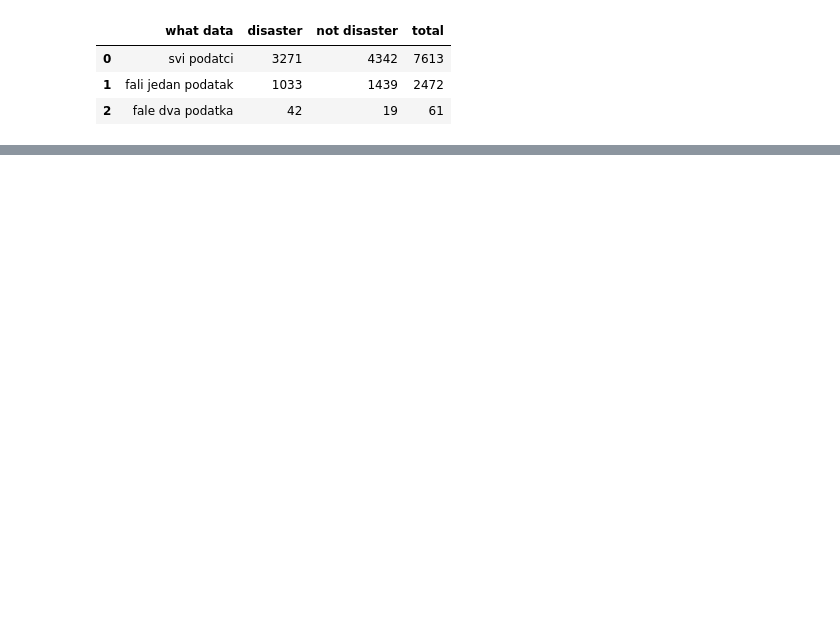
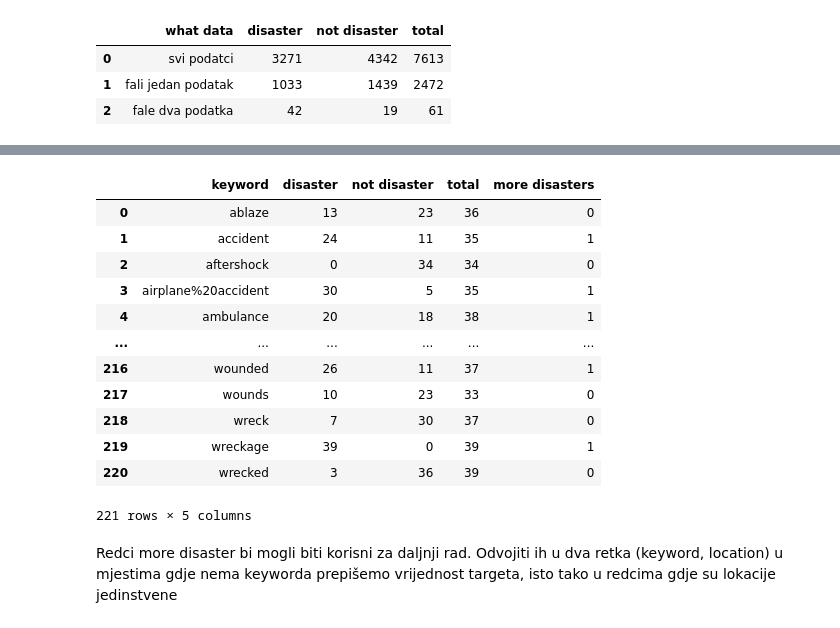
Before and after one commit to auroraautonoa/Strojno-u-enje, a Jupyter notebook: Eksploratornom analiza skupa podataka.ipynb, the cells around one changed output, grey strips where cells are left out. Drawn from its saved outputs; the diff is of its cells as text; code cells hidden in the pictures; blank space fills up the shorter version.

```diff
--- a/PODATCI.ipynb
+++ b/Eksploratornom analiza skupa podataka.ipynb
@@ -283,0 +263,27 @@ pd.DataFrame(podatci, columns=["what data ", "disaster","not disaster","total"])
+# %%
+key=pd.DataFrame(columns=["keyword", "disaster","not disaster","total",'more disasters'])
+for i in range (0,len(K)):
+    ukupno=data.loc[data['keyword']==K[i]].shape[0]
+    ND=data.loc[(data['keyword']==K[i]) & (data['target']==0)].shape[0]
+    if ( ukupno-ND > ND ):
+        MD=1
+    else:
+        MD=0
+    key=key.append({'keyword' : K[i] , 'disaster' : ukupno-ND , 'not disaster' : ND , 'total':ukupno, 'more disasters' : MD} , ignore_index=True)
+key
+# %% [output]
+|  | keyword | disaster | not disaster | total | more disasters |
+| 0 | ablaze | 13 | 23 | 36 | 0 |
+| 1 | accident | 24 | 11 | 35 | 1 |
+| 2 | aftershock | 0 | 34 | 34 | 0 |
+| 3 | airplane%20accident | 30 | 5 | 35 | 1 |
+| 4 | ambulance | 20 | 18 | 38 | 1 |
+| ... | ... | ... | ... | ... | ... |
+| 216 | wounded | 26 | 11 | 37 | 1 |
+| 217 | wounds | 10 | 23 | 33 | 0 |
+| 218 | wreck | 7 | 30 | 37 | 0 |
+| 219 | wreckage | 39 | 0 | 39 | 1 |
+| 220 | wrecked | 3 | 36 | 39 | 0 |
+221 rows × 5 columns
+# %% [markdown]
+Redci more disaster  bi mogli biti korisni za daljnji rad. Odvojiti ih u dva retka (keyword, location) u mjestima gdje nema keyworda prepišemo vrijednost targeta, isto tako u redcima gdje su lokacije jedinstvene
```
Also changed, not shown: parts of 13 cells of this notebook, 5 other files.
